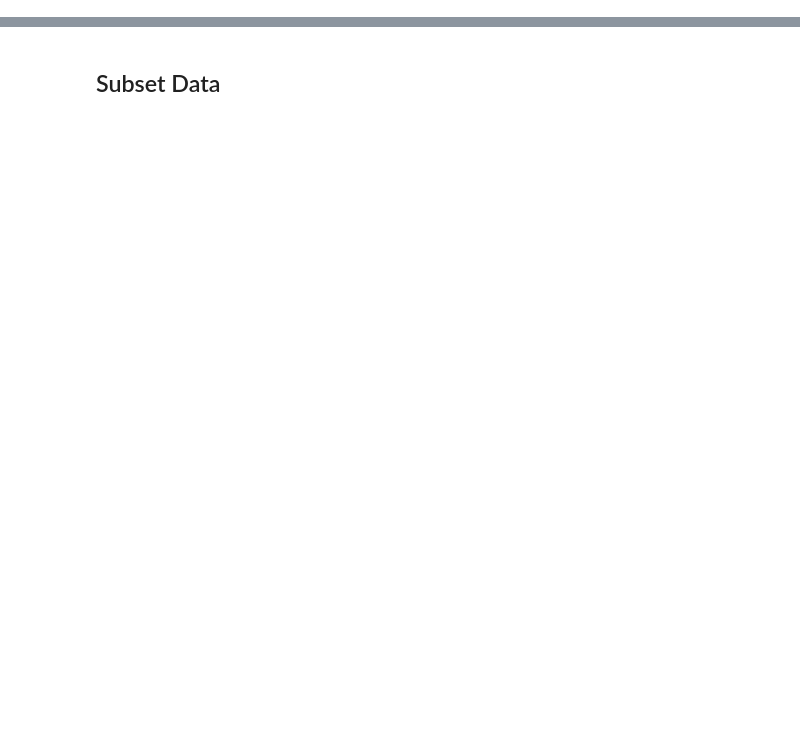
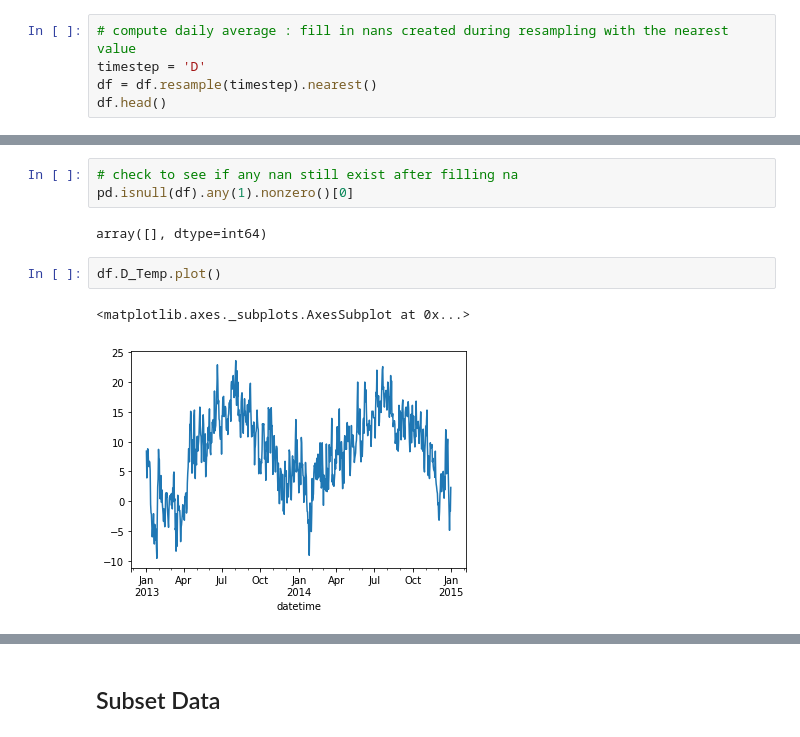
Before and after one commit to chalendony/iot-htsensor, a Jupyter notebook: analysis/univariate_mlp.ipynb, the cells around one changed output, grey strips where cells are left out. Drawn from its saved outputs; the diff is of its cells as text; blank space fills up the shorter version.

```diff
--- a/analysis/univariate_mlp.ipynb
+++ b/analysis/univariate_mlp.ipynb
@@ -51,0 +56,5 @@ df.head()
+# %%
+# compute daily average : fill in nans created during resampling with the nearest value
+timestep = 'D'
+df = df.resample(timestep).nearest()
+df.head()
@@ -51,0 +69,10 @@ df.head()
+# %%
+# check to see if any nan still exist after filling na
+pd.isnull(df).any(1).nonzero()[0]
+# %% [output]
+array([], dtype=int64)
+# %%
+df.D_Temp.plot()
+# %% [output]
+<matplotlib.axes._subplots.AxesSubplot at 0x...>
+[figure, added]
```
Also changed, not shown: parts of 26 cells of this notebook, 14 other files.
